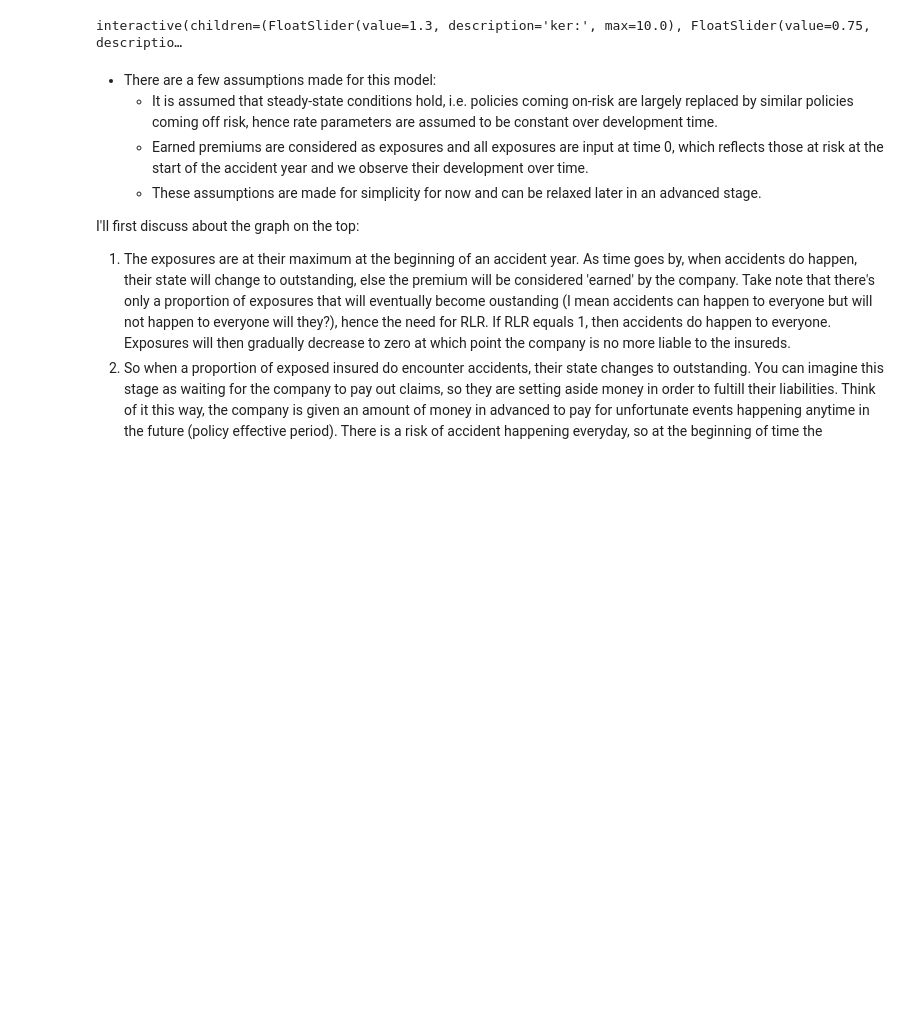
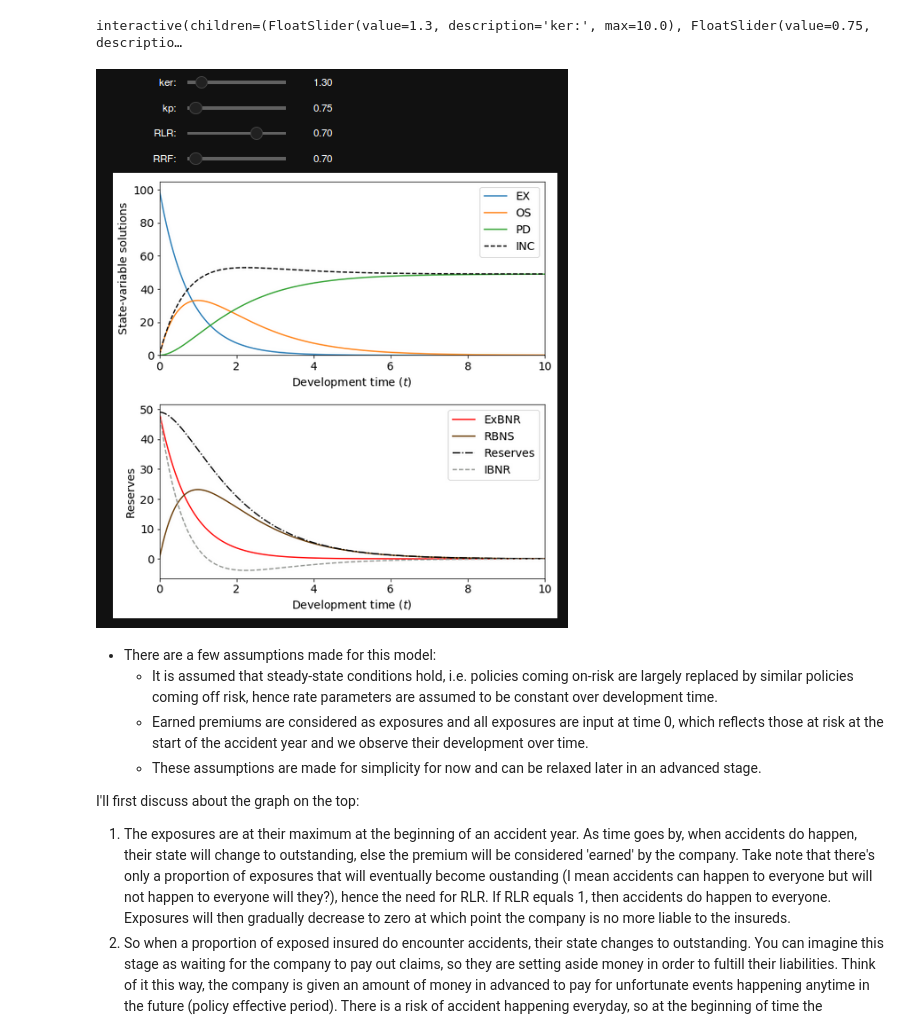
Before and after one commit to ziqing-ang/progress_doc, a Jupyter notebook: 002_20190224.ipynb, the cells around one changed output. Saved outputs shown, nothing was run; the diff lists cells and outputs as text; code cells hidden in the pictures; blank space fills up the shorter version.

```diff
--- a/002_20190224.ipynb
+++ b/002_20190224.ipynb
@@ -99,6 +99,11 @@ RRF = widgets.FloatSlider(max=10, value=0.7, description='RRF:')
 widgets.interactive(update_plot, ker=ker, kp=kp, RLR=RLR, RRF=RRF)
 # %% [output]
 interactive(children=(FloatSlider(value=1.3, description='ker:', max=10.0), FloatSlider(value=0.75, descriptio…
+# %%
+from IPython.display import Image
+Image(filename='img/lossres_graph.png')
+# %% [output]
+[figure, added]
 # %% [markdown]
 - There are a few assumptions made for this model:
     - It is assumed that steady-state conditions hold, i.e. policies coming on-risk are largely replaced by similar policies coming off risk, hence rate parameters are assumed to be constant over development time.
```
Also changed, not shown: parts of 2 cells of this notebook.
